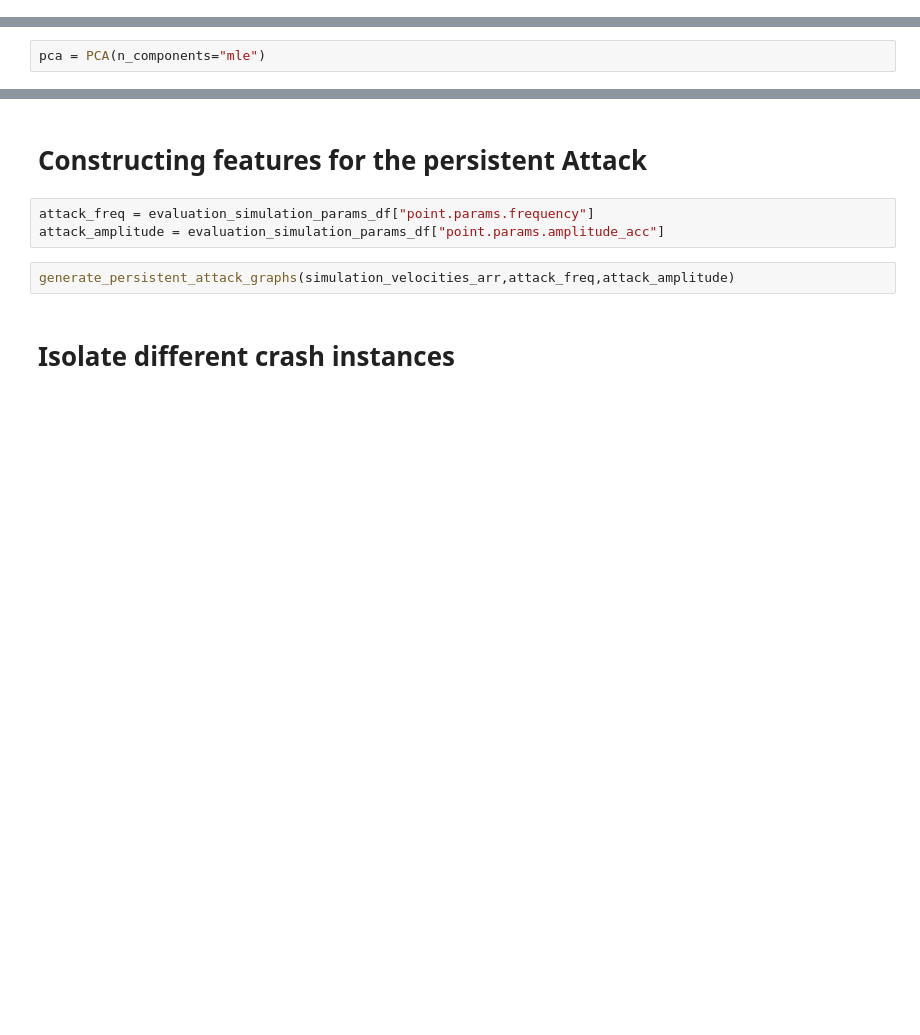
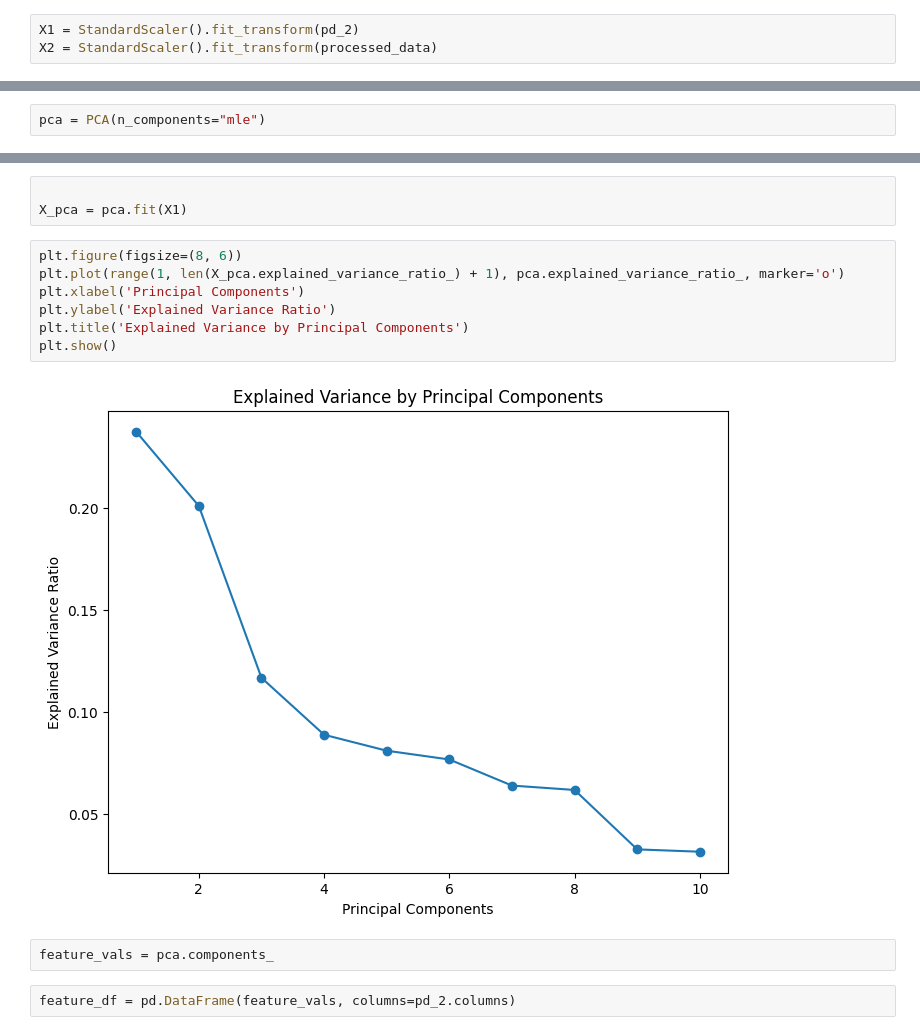
Before and after one commit to Kv139/acc_verifai, a Jupyter notebook: acc_verifai/scenarios-dddas/analyze_data.ipynb, the cells around one changed output, grey strips where cells are left out. Cells and saved outputs as stored; diff of their text form; blank space fills up the shorter version.

```diff
--- a/acc_verifai/scenarios-dddas/analyze_data.ipynb
+++ b/acc_verifai/scenarios-dddas/analyze_data.ipynb
@@ -384,6 +394,9 @@ pd_2, ce_count2  = read_folder(dir_path2, file_path2, "int")
 # %%
 pd_2 = pd_2.drop(columns=["idx","rho"])
 processed_data = processed_data.drop(columns=["idx","rho"])
+# %%
+X1 = StandardScaler().fit_transform(pd_2)
+X2 = StandardScaler().fit_transform(processed_data)
 # %% [markdown]
 # PCA Analysis
 # %%
@@ -432,9 +404,16 @@ vel_df = pd.read_csv(vel_path)
-# %% [markdown]
-# Constructing features for the persistent Attack
-# %%
-attack_freq = evaluation_simulation_params_df["point.params.frequency"]
-attack_amplitude = evaluation_simulation_params_df["point.params.amplitude_acc"]
-# %%
-generate_persistent_attack_graphs(simulation_velocities_arr,attack_freq,attack_amplitude)
-# %% [markdown]
-# Isolate different crash instances
+# %%
+
+X_pca = pca.fit(X1)
+# %%
+plt.figure(figsize=(8, 6))
+plt.plot(range(1, len(X_pca.explained_variance_ratio_) + 1), pca.explained_variance_ratio_, marker='o')
+plt.xlabel('Principal Components')
+plt.ylabel('Explained Variance Ratio')
+plt.title('Explained Variance by Principal Components')
+plt.show()
+# %% [output]
+[figure, added]
+# %%
+feature_vals = pca.components_
+# %%
+feature_df = pd.DataFrame(feature_vals, columns=pd_2.columns)
```
Also changed, not shown: parts of 12 cells of this notebook.
